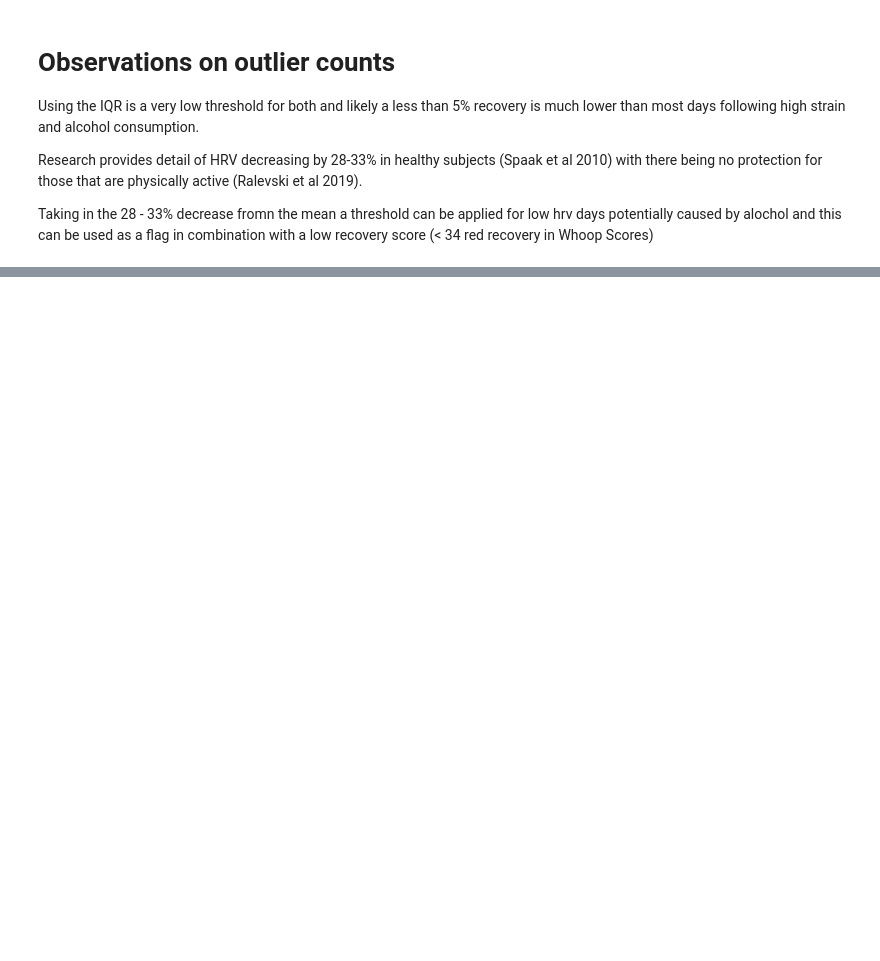
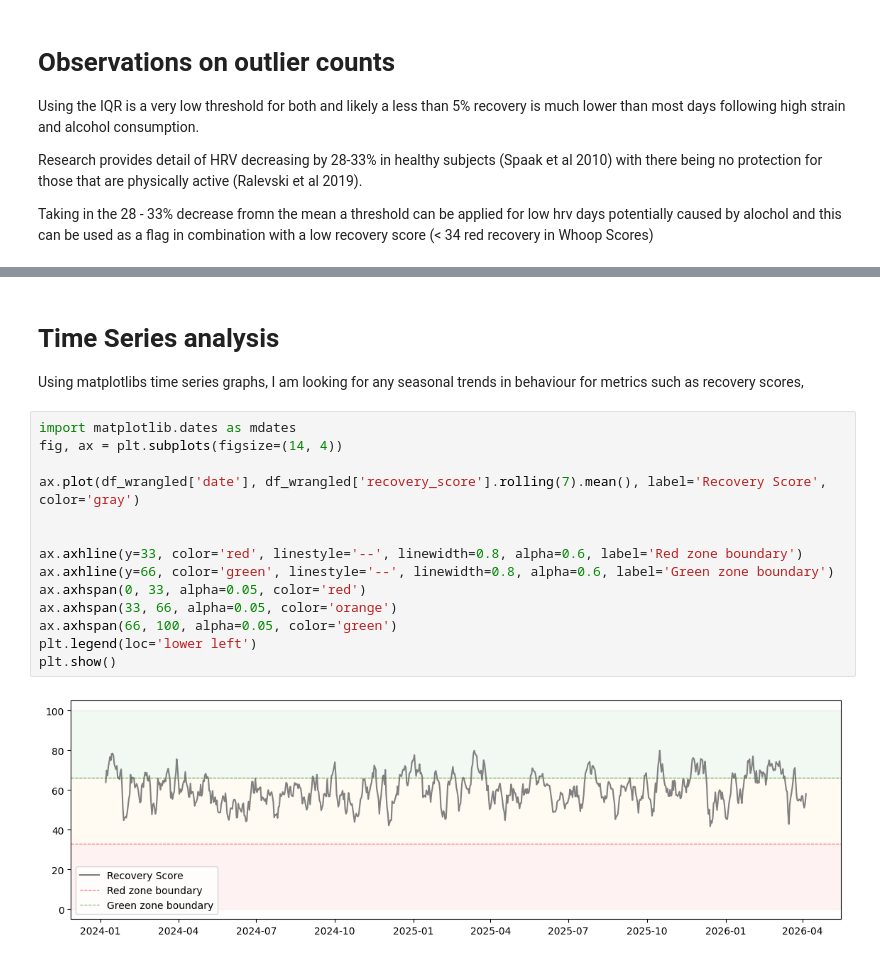
Before and after one commit to JordanPickles/whoop-recovery-predictor, a Jupyter notebook: notebooks/01_eda.ipynb, the cells around one changed output, grey strips where cells are left out. Drawn from its saved outputs; the diff is of its cells as text; blank space fills up the shorter version.

Commit message:
feat: EDA time series analysis

```diff
--- a/notebooks/01_eda.ipynb
+++ b/notebooks/01_eda.ipynb
@@ -330,3 +330,22 @@ df_wrangled[df_wrangled['alcohol_consumed_flag'] == 1].head()
 | 59 | 522245741 | 2024-03-01 | 14 | 29.114288 | 78 | 95.50000 | ... |
 | 90 | 542180318 | 2024-04-01 | 17 | 43.392506 | 69 | 96.50000 | ... |
 5 rows × 28 columns
+# %% [markdown]
+# Time Series analysis
+Using matplotlibs time series graphs, I am looking for any seasonal trends in behaviour for metrics such as recovery scores,
+# %%
+import matplotlib.dates as mdates
+fig, ax = plt.subplots(figsize=(14, 4))
+
+ax.plot(df_wrangled['date'], df_wrangled['recovery_score'].rolling(7).mean(), label='Recovery Score', color='gray')
+
+
+ax.axhline(y=33, color='red', linestyle='--', linewidth=0.8, alpha=0.6, label='Red zone boundary')
+ax.axhline(y=66, color='green', linestyle='--', linewidth=0.8, alpha=0.6, label='Green zone boundary')
+ax.axhspan(0, 33, alpha=0.05, color='red')
+ax.axhspan(33, 66, alpha=0.05, color='orange')
+ax.axhspan(66, 100, alpha=0.05, color='green')
+plt.legend(loc='lower left')
+plt.show()
+# %% [output]
+[figure, added]
```
Also changed, not shown: parts of 8 cells of this notebook.
